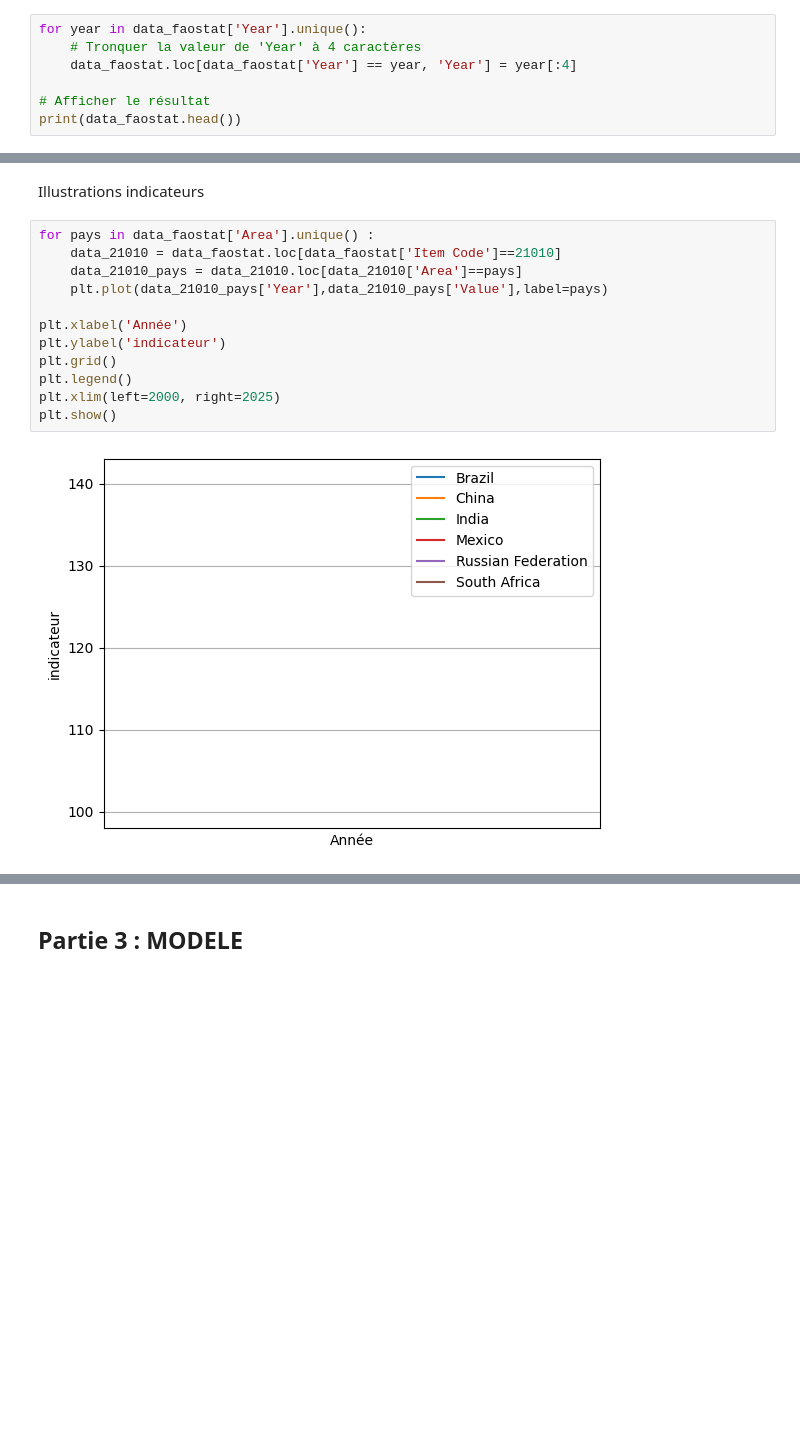
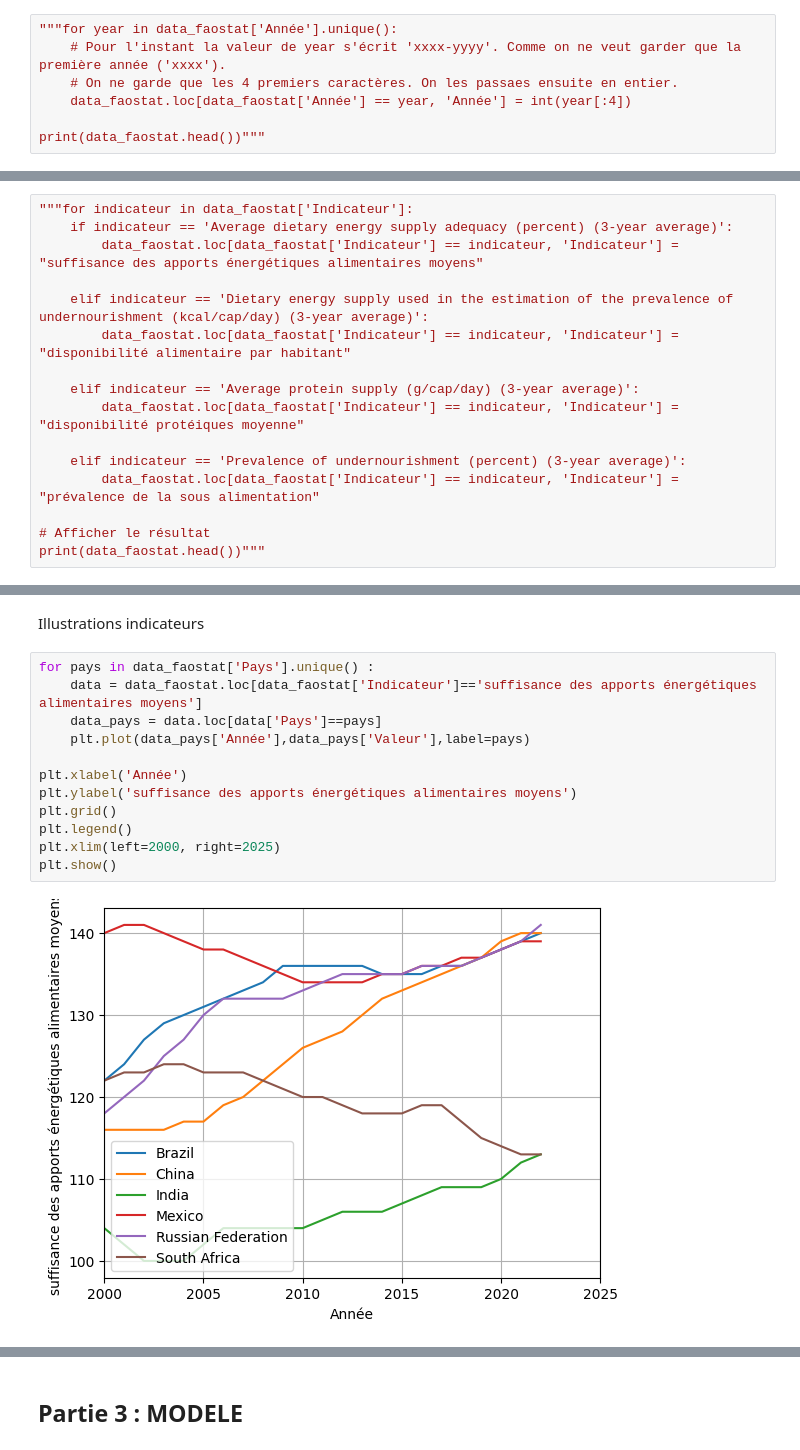
Before and after one commit to yczk9/projet_py4ds_Reis_Crapsky, a Jupyter notebook: Notebook_principal.ipynb, the cells around one changed output, grey strips where cells are left out. Cells and saved outputs as stored; diff of their text form; blank space fills up the shorter version.

```diff
--- a/Notebook_principal.ipynb
+++ b/Notebook_principal.ipynb
@@ -286,8 +266,8 @@ Passage des données par années
 # %%
-for year in data_faostat['Year'].unique():
-    # Tronquer la valeur de 'Year' à 4 caractères
-    data_faostat.loc[data_faostat['Year'] == year, 'Year'] = year[:4]
+"""for year in data_faostat['Année'].unique():
+    # Pour l'instant la valeur de year s'écrit 'xxxx-yyyy'. Comme on ne veut garder que la première année ('xxxx').
+    # On ne garde que les 4 premiers caractères. On les passaes ensuite en entier.
+    data_faostat.loc[data_faostat['Année'] == year, 'Année'] = int(year[:4])
 
-# Afficher le résultat
-print(data_faostat.head())
+print(data_faostat.head())"""
 # %% [output]
@@ -306,0 +277,16 @@ print(data_faostat.head())
+# %%
+"""for indicateur in data_faostat['Indicateur']:
+    if indicateur == 'Average dietary energy supply adequacy (percent) (3-year average)':
+        data_faostat.loc[data_faostat['Indicateur'] == indicateur, 'Indicateur'] = "suffisance des apports énergétiques alimentaires moyens"
+
+    elif indicateur == 'Dietary energy supply used in the estimation of the prevalence of undernourishment (kcal/cap/day) (3-year average)':
+        data_faostat.loc[data_faostat['Indicateur'] == indicateur, 'Indicateur'] = "disponibilité alimentaire par habitant"
+
+    elif indicateur == 'Average protein supply (g/cap/day) (3-year average)':
+        data_faostat.loc[data_faostat['Indicateur'] == indicateur, 'Indicateur'] = "disponibilité protéiques moyenne"
+
+    elif indicateur == 'Prevalence of undernourishment (percent) (3-year average)':
+        data_faostat.loc[data_faostat['Indicateur'] == indicateur, 'Indicateur'] = "prévalence de la sous alimentation"
+
+# Afficher le résultat
+print(data_faostat.head())"""
@@ -324,16 +345,16 @@ plt.show()
 # %% [markdown]
 Illustrations indicateurs
 # %%
-for pays in data_faostat['Area'].unique() :
-    data_21010 = data_faostat.loc[data_faostat['Item Code']==21010]
-    data_21010_pays = data_21010.loc[data_21010['Area']==pays]
-    plt.plot(data_21010_pays['Year'],data_21010_pays['Value'],label=pays)
+for pays in data_faostat['Pays'].unique() :
+    data = data_faostat.loc[data_faostat['Indicateur']=='suffisance des apports énergétiques alimentaires moyens']
+    data_pays = data.loc[data['Pays']==pays]
+    plt.plot(data_pays['Année'],data_pays['Valeur'],label=pays)
 
 plt.xlabel('Année')
-plt.ylabel('indicateur')
+plt.ylabel('suffisance des apports énergétiques alimentaires moyens')
 plt.grid()
 plt.legend()
 plt.xlim(left=2000, right=2025)
 plt.show()
 # %% [output]
-[figure, old version]
+[figure, new version]
```
Also changed, not shown: parts of 20 cells of this notebook, 3 other files.
